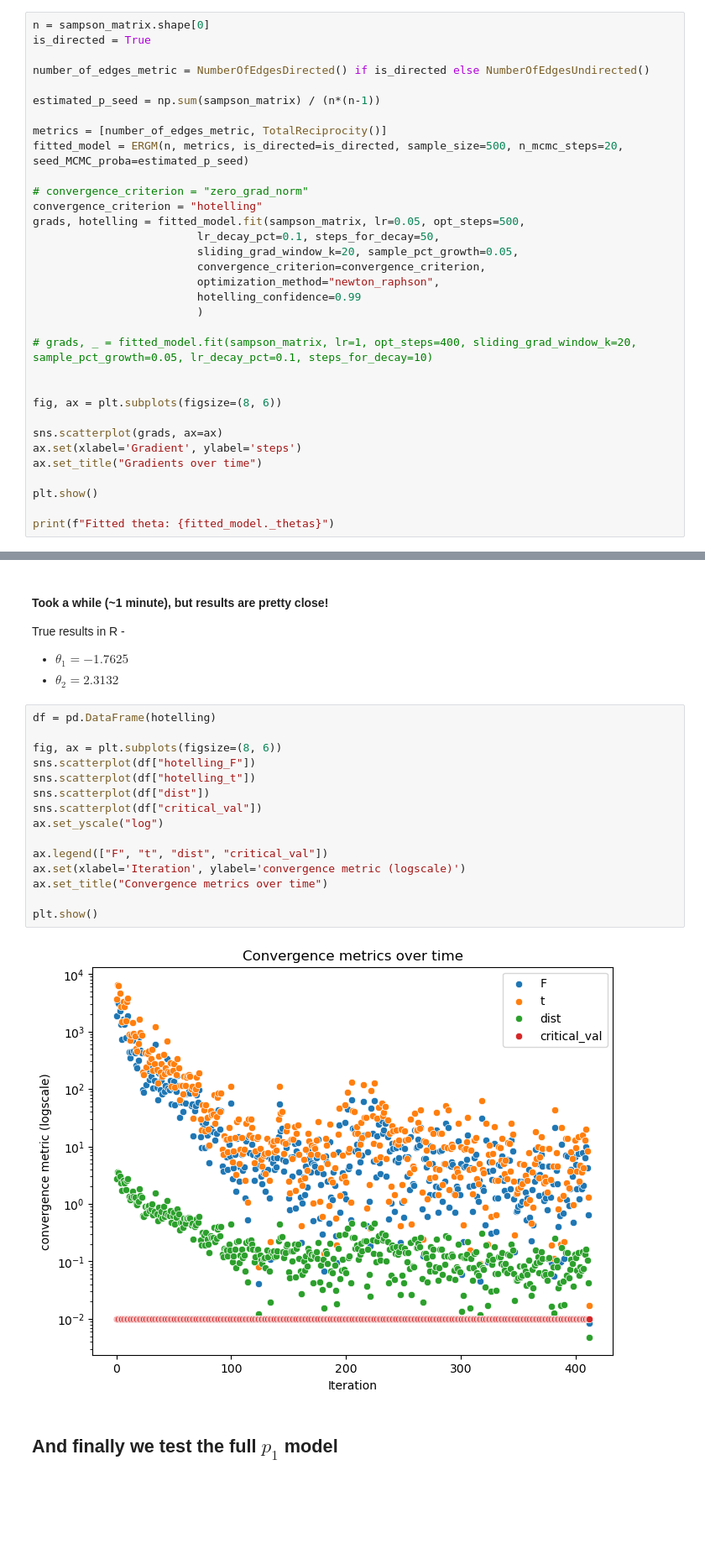
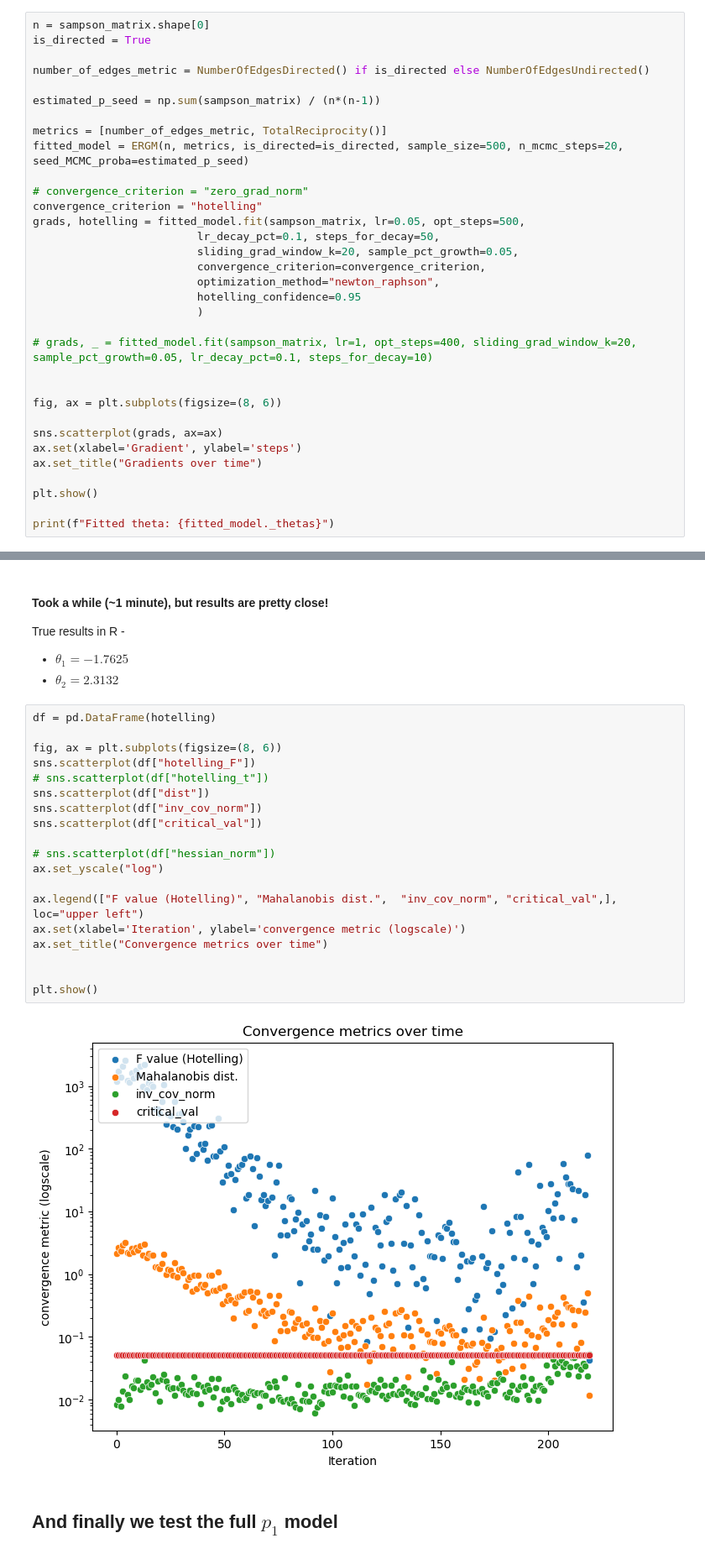
Before and after one commit to tomtalp/pyERGM, a Jupyter notebook: examples/first_example.ipynb, the cells around one changed output, grey strips where cells are left out. Shown at 84% size. Drawn from its saved outputs; the diff is of its cells as text; blank space fills up the shorter version.

```diff
--- a/examples/first_example.ipynb
+++ b/examples/first_example.ipynb
@@ -120,7 +129,7 @@ grads, hotelling = fitted_model.fit(sampson_matrix, lr=0.05, opt_steps=500,
                          sliding_grad_window_k=20, sample_pct_growth=0.05,
                          convergence_criterion=convergence_criterion,
                          optimization_method="newton_raphson",
-                         hotelling_confidence=0.99
+                         hotelling_confidence=0.95
                          )
 
 # grads, _ = fitted_model.fit(sampson_matrix, lr=1, opt_steps=400, sliding_grad_window_k=20, sample_pct_growth=0.05, lr_decay_pct=0.1, steps_for_decay=10)
@@ -163,20 +168,24 @@ True results in R -
 # %%
 df = pd.DataFrame(hotelling)
 
 fig, ax = plt.subplots(figsize=(8, 6))
 sns.scatterplot(df["hotelling_F"])
-sns.scatterplot(df["hotelling_t"])
+# sns.scatterplot(df["hotelling_t"])
 sns.scatterplot(df["dist"])
+sns.scatterplot(df["inv_cov_norm"])
 sns.scatterplot(df["critical_val"])
+
+# sns.scatterplot(df["hessian_norm"])
 ax.set_yscale("log")
 
-ax.legend(["F", "t", "dist", "critical_val"])
+ax.legend(["F value (Hotelling)", "Mahalanobis dist.",  "inv_cov_norm", "critical_val",], loc="upper left")
 ax.set(xlabel='Iteration', ylabel='convergence metric (logscale)')
 ax.set_title("Convergence metrics over time")
 
+
 plt.show()
 # %% [output]
-[figure, old version]
+[figure, new version]
 # %% [markdown]
 ## And finally we test the full $p_1$ model
 # %%
```
Also changed, not shown: parts of 10 cells of this notebook.
